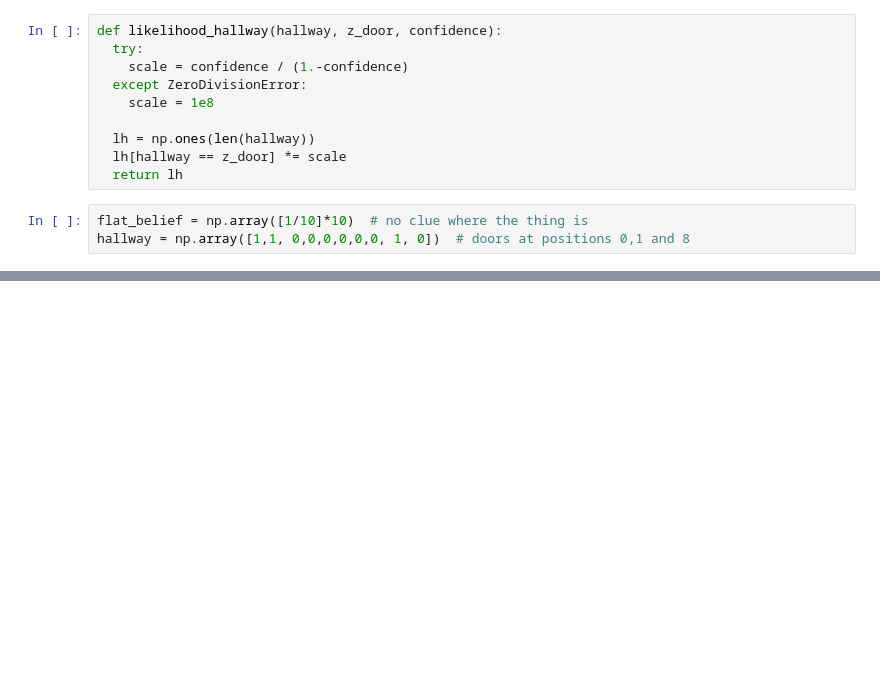
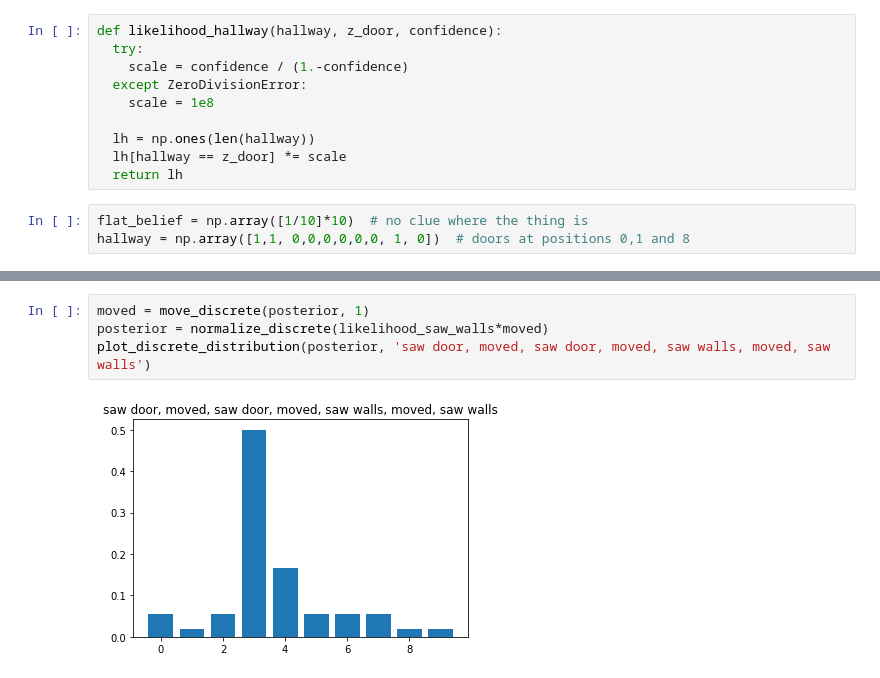
Before and after one commit to ctarrington/data-science-hw, a Jupyter notebook: kalman-filters/rlabbe/rlabbe_02_discrete_bayes.ipynb, the cells around one changed output, grey strips where cells are left out. Saved outputs shown, nothing was run; the diff lists cells and outputs as text; blank space fills up the shorter version.

```diff
--- a/kalman-filters/rlabbe/rlabbe_02_discrete_bayes.ipynb
+++ b/kalman-filters/rlabbe/rlabbe_02_discrete_bayes.ipynb
@@ -57,0 +64,6 @@ print(normalize_discrete(np.array([2,4])))
+# %%
+moved = move_discrete(posterior, 1)
+posterior = normalize_discrete(likelihood_saw_walls*moved)
+plot_discrete_distribution(posterior, 'saw door, moved, saw door, moved, saw walls, moved, saw walls')
+# %% [output]
+[figure, added]
```
Also changed, not shown: parts of 7 cells of this notebook.
